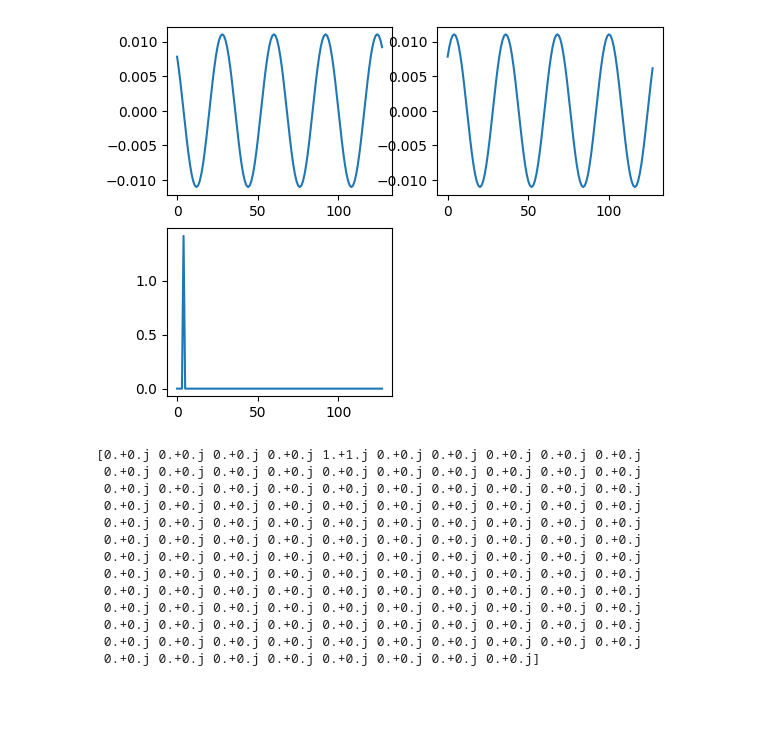
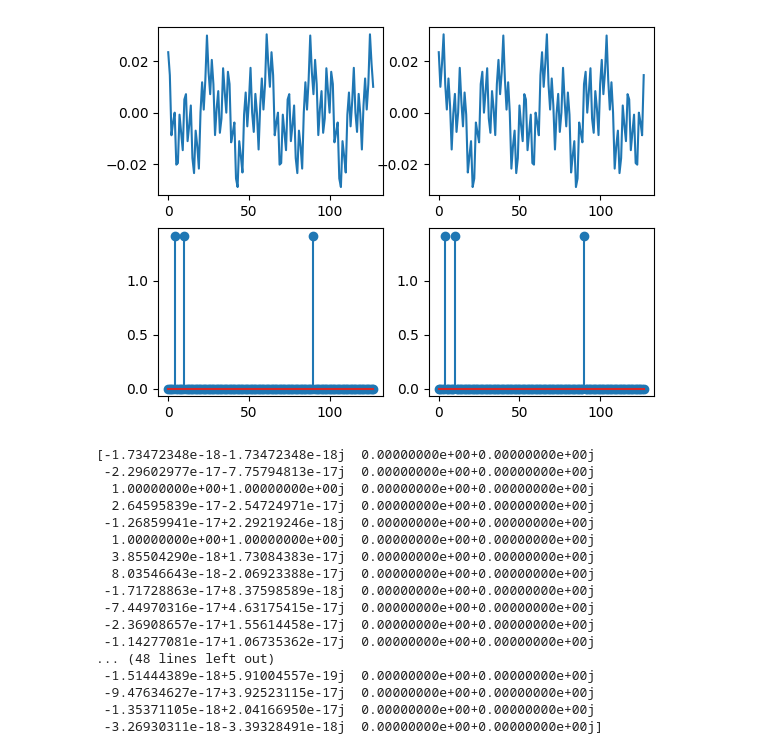
Before and after one commit to artopeur/tietoliikenne, a Jupyter notebook: tietoliikenneViikko2.ipynb, the cells around one changed output. Saved outputs shown, nothing was run; the diff lists cells and outputs as text; code cells hidden in the pictures; blank space fills up the shorter version.

```diff
--- a/tietoliikenneViikko2.ipynb
+++ b/tietoliikenneViikko2.ipynb
@@ -1,35 +1,42 @@
 # %%
 import numpy as np
 import matplotlib.pyplot as plt
 
 taajuustaso = np.zeros(128, dtype=complex)
-taajuustaso[4] = complex(1,1)
-
+taajuustaso[4] = complex(1,1) # lähtetetään QPSK-moduloituna ensimmäinen
+taajuustaso[10] = complex(1,1)
+taajuustaso[90] = complex(1,1)
 
 aikataso = np.fft.ifft(taajuustaso)
+vastaanotettu = np.fft.fft(aikataso)
 
 plt.figure(1)
 plt.subplot(2,2,1)
 plt.plot(np.real(aikataso))
 plt.subplot(2,2,2)
 plt.plot(np.imag(aikataso))
 plt.subplot(2,2,3)
-plt.plot(np.abs(taajuustaso))
-
+plt.stem(np.abs(taajuustaso))
+plt.subplot(2,2,4)
+plt.stem(np.abs(vastaanotettu))
 plt.show()
-print(taajuustaso)
+print(vastaanotettu)
 # %% [output]
-[figure, old version]
+[figure, new version]
-[0.+0.j 0.+0.j 0.+0.j 0.+0.j 1.+1.j 0.+0.j 0.+0.j 0.+0.j 0.+0.j 0.+0.j
- 0.+0.j 0.+0.j 0.+0.j 0.+0.j 0.+0.j 0.+0.j 0.+0.j 0.+0.j 0.+0.j 0.+0.j
- 0.+0.j 0.+0.j 0.+0.j 0.+0.j 0.+0.j 0.+0.j 0.+0.j 0.+0.j 0.+0.j 0.+0.j
- 0.+0.j 0.+0.j 0.+0.j 0.+0.j 0.+0.j 0.+0.j 0.+0.j 0.+0.j 0.+0.j 0.+0.j
- 0.+0.j 0.+0.j 0.+0.j 0.+0.j 0.+0.j 0.+0.j 0.+0.j 0.+0.j 0.+0.j 0.+0.j
- 0.+0.j 0.+0.j 0.+0.j 0.+0.j 0.+0.j 0.+0.j 0.+0.j 0.+0.j 0.+0.j 0.+0.j
- 0.+0.j 0.+0.j 0.+0.j 0.+0.j 0.+0.j 0.+0.j 0.+0.j 0.+0.j 0.+0.j 0.+0.j
- 0.+0.j 0.+0.j 0.+0.j 0.+0.j 0.+0.j 0.+0.j 0.+0.j 0.+0.j 0.+0.j 0.+0.j
- 0.+0.j 0.+0.j 0.+0.j 0.+0.j 0.+0.j 0.+0.j 0.+0.j 0.+0.j 0.+0.j 0.+0.j
- 0.+0.j 0.+0.j 0.+0.j 0.+0.j 0.+0.j 0.+0.j 0.+0.j 0.+0.j 0.+0.j 0.+0.j
- 0.+0.j 0.+0.j 0.+0.j 0.+0.j 0.+0.j 0.+0.j 0.+0.j 0.+0.j 0.+0.j 0.+0.j
- 0.+0.j 0.+0.j 0.+0.j 0.+0.j 0.+0.j 0.+0.j 0.+0.j 0.+0.j 0.+0.j 0.+0.j
- 0.+0.j 0.+0.j 0.+0.j 0.+0.j 0.+0.j 0.+0.j 0.+0.j 0.+0.j]
+[-1.73472348e-18-1.73472348e-18j  0.00000000e+00+0.00000000e+00j
+ -2.29602977e-17-7.75794813e-17j  0.00000000e+00+0.00000000e+00j
+  1.00000000e+00+1.00000000e+00j  0.00000000e+00+0.00000000e+00j
+  2.64595839e-17-2.54724971e-17j  0.00000000e+00+0.00000000e+00j
+ -1.26859941e-17+2.29219246e-18j  0.00000000e+00+0.00000000e+00j
+  1.00000000e+00+1.00000000e+00j  0.00000000e+00+0.00000000e+00j
+  3.85504290e-18+1.73084383e-17j  0.00000000e+00+0.00000000e+00j
+  8.03546643e-18-2.06923388e-17j  0.00000000e+00+0.00000000e+00j
+ -1.71728863e-17+8.37598589e-18j  0.00000000e+00+0.00000000e+00j
+ -7.44970316e-17+4.63175415e-17j  0.00000000e+00+0.00000000e+00j
+ -2.36908657e-17+1.55614458e-17j  0.00000000e+00+0.00000000e+00j
+ -1.14277081e-17+1.06735362e-17j  0.00000000e+00+0.00000000e+00j
+... (48 lines left out)
+ -1.51444389e-18+5.91004557e-19j  0.00000000e+00+0.00000000e+00j
+ -9.47634627e-17+3.92523115e-17j  0.00000000e+00+0.00000000e+00j
+ -1.35371105e-18+2.04166950e-17j  0.00000000e+00+0.00000000e+00j
+ -3.26930311e-18-3.39328491e-18j  0.00000000e+00+0.00000000e+00j]
```
Also changed, not shown: parts of 1 cell of this notebook, 1 other file.
